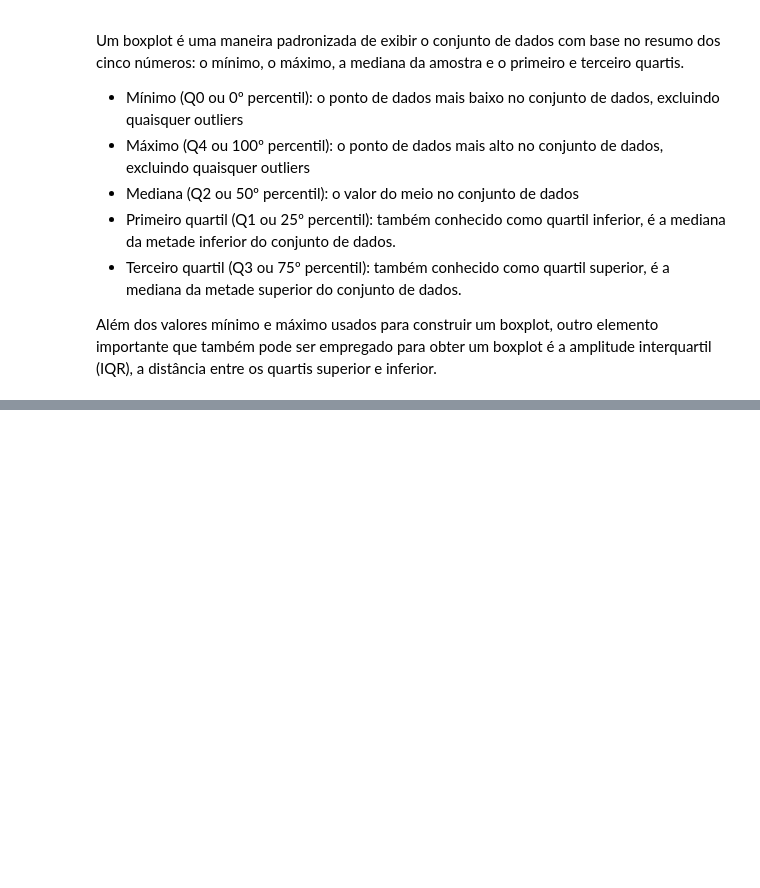
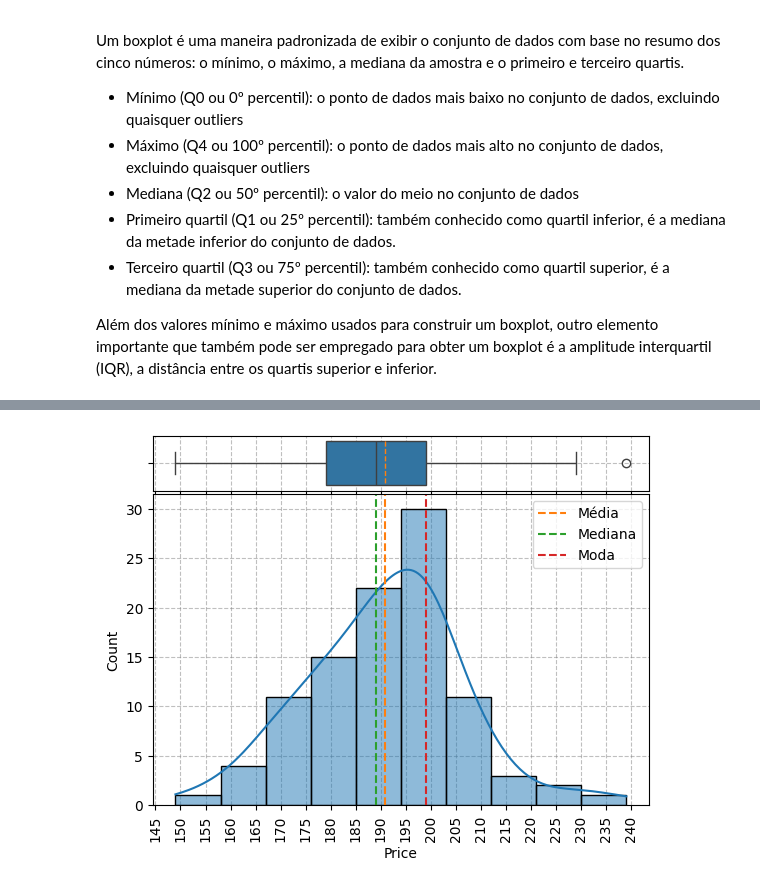
Before and after one commit to sammy-regina/analise_de_dados, a Jupyter notebook: usando_boxplots/boxplots.ipynb, the cells around one changed output, grey strips where cells are left out. Cells and saved outputs as stored; diff of their text form; code cells hidden in the pictures; blank space fills up the shorter version.

```diff
--- a/usando_boxplots/boxplots.ipynb
+++ b/usando_boxplots/boxplots.ipynb
@@ -158,0 +162,38 @@ Além dos valores mínimo e máximo usados para construir um boxplot, outro elem
+# %%
+import matplotlib.pyplot as plt
+import matplotlib.ticker as mtick
+# Importa as bibliotecas necessárias: matplotlib.pyplot para plotagem e matplotlib.ticker para formatar ticks do eixo.
+
+fig, (ax1, ax2) = plt.subplots(
+    nrows=2, # Define que o gráfico terá 2 linhas.
+    ncols=1, # Define que o gráfico terá 1 coluna.
+    sharex=True, # Garante que os dois subgráficos (ax1 e ax2) compartilhem o mesmo eixo x.
+    gridspec_kw={"height_ratios": (0.15, 0.85), "hspace": 0.02}, # Ajusta a proporção das alturas dos subgráficos e o espaço horizontal entre eles.
+)
+
+sns.boxplot( # sns é uma convenção para se referir à biblioteca Seaborn. Esta linha cria um gráfico de boxplot.
+    x="Price", # Define a coluna 'Price' do DataFrame 'df' para o eixo x.
+    data=df, # Especifica o DataFrame a ser usado.
+    ax=ax1, # Desenha o boxplot no primeiro subgráfico (o de cima, ax1).
+    showmeans=True, # Mostra a linha da média no boxplot.
+    meanline=True, # Desenha a média como uma linha contínua, em vez de apenas um ponto.
+    meanprops={"color": "C1", "linestyle": "--", "linewidth": 1}, # Personaliza a aparência da linha da média: cor, estilo (tracejada) e espessura.
+)
+sns.histplot(x="Price", data=df, bins=10, kde=True, ax=ax2) # Cria um histograma da coluna 'Price' no segundo subgráfico (ax2), com 10 barras (bins) e uma linha de densidade de kernel (kde).
+
+ax2.xaxis.set_major_locator(mtick.MultipleLocator(base=5.0)) # Define que os principais ticks do eixo x de ax2 aparecerão a cada 5 unidades.
+ax2.tick_params(axis="x", rotation=90) # Rotaciona os rótulos do eixo x em 90 graus para melhor visualização.
+
+for ax in (ax1, ax2): # Inicia um loop para aplicar as mesmas configurações a ambos os subgráficos (ax1 e ax2).
+    ax.grid(True, linestyle="--", color="gray", alpha=0.5) # Adiciona uma grade tracejada, cinza e semitransparente ao fundo de cada subgráfico.
+    ax.set_axisbelow(True) # Coloca a grade atrás dos dados.
+
+ax2.axvline(df["Price"].mean(), color="C1", linestyle="--", label="Média") # Adiciona uma linha vertical tracejada para a média dos preços em ax2, com cor e rótulo.
+ax2.axvline(df["Price"].median(), color="C2", linestyle="--", label="Mediana") # Adiciona uma linha vertical para a mediana dos preços, com cor e rótulo.
+ax2.axvline(df["Price"].mode()[0], color="C3", linestyle="--", label="Moda") # Adiciona uma linha vertical para a moda dos preços, com cor e rótulo.
+
+ax2.legend() # Exibe a legenda para as linhas de média, mediana e moda em ax2.
+
+plt.show() # Exibe o gráfico final.
+# %% [output]
+[figure, added]
```
Also changed, not shown: parts of 2 cells of this notebook, 4 other files.
